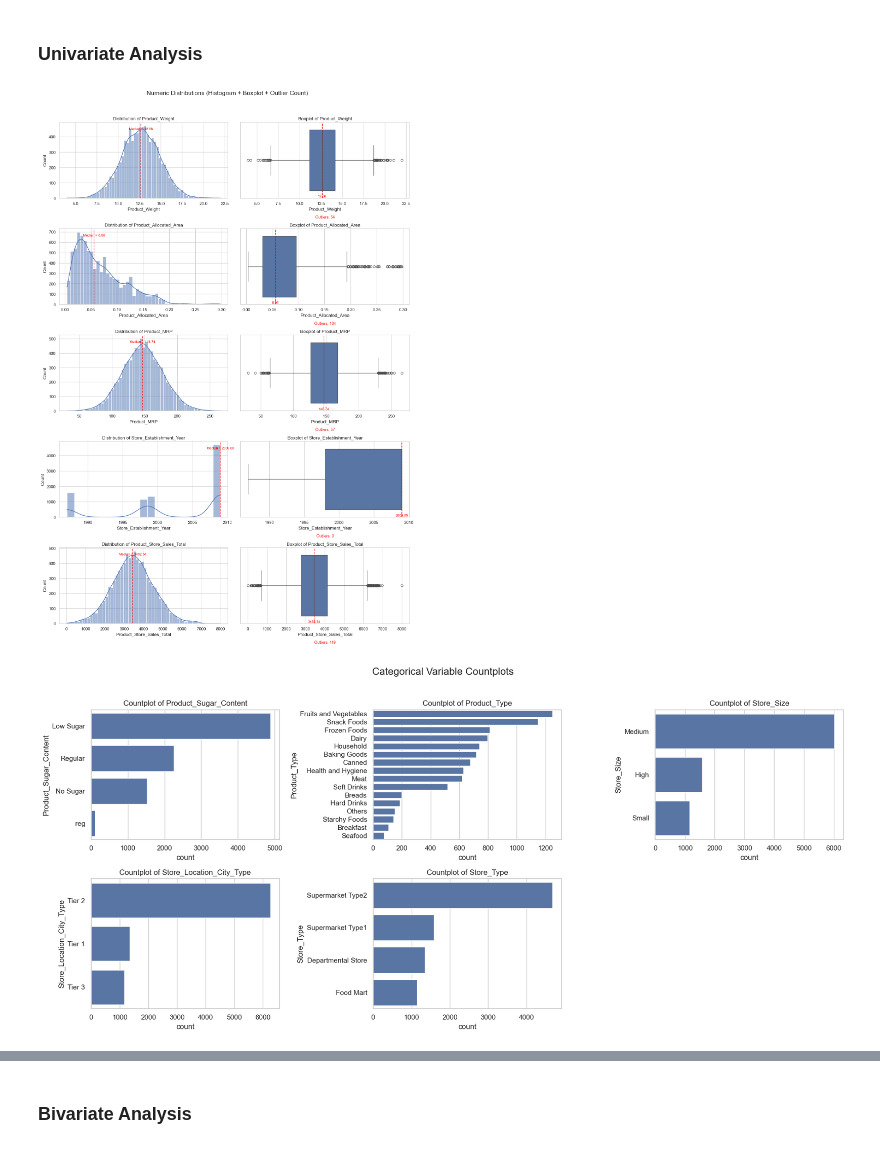
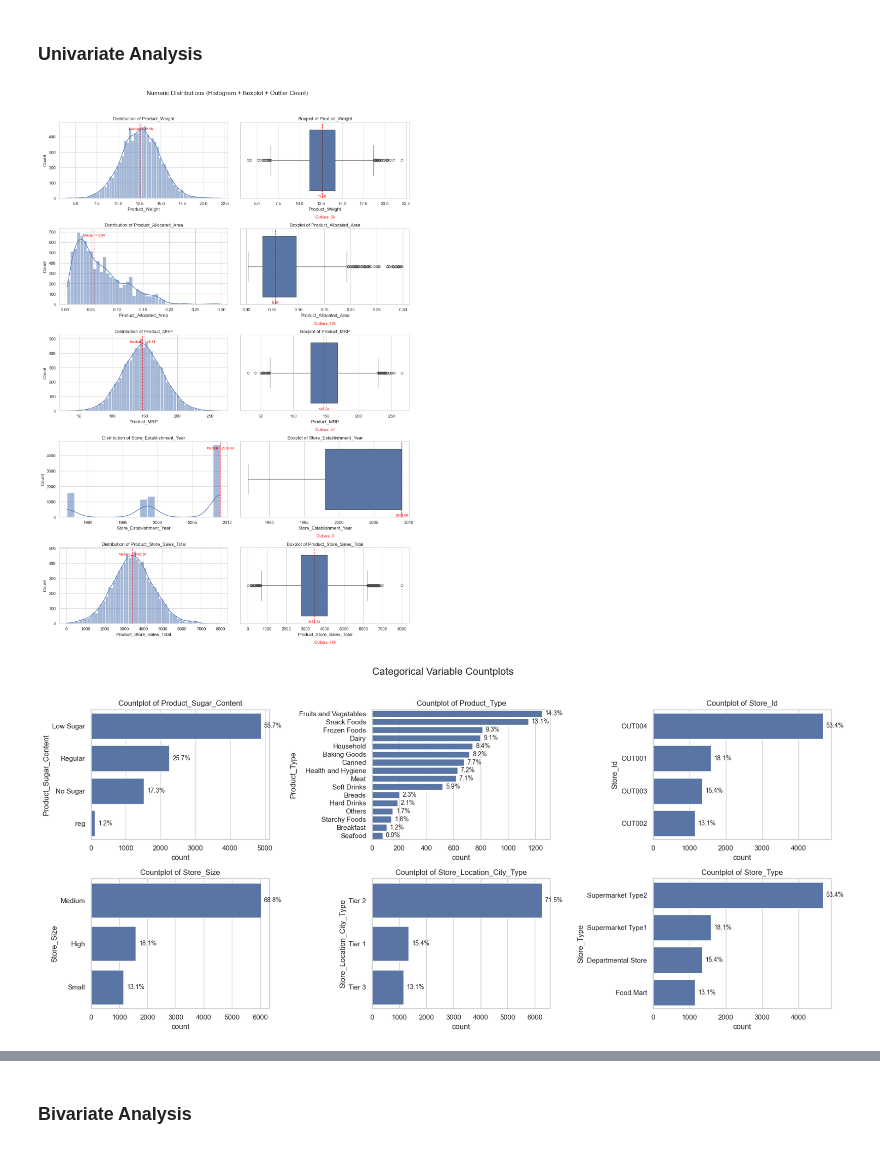
Before and after one commit to AnnieFiB/AIML-PGP, a Jupyter notebook: Model-Deployment/Full_Code_SuperKart_Model_Deployment.ipynb, the cells around one changed output, grey strips where cells are left out. Cells and saved outputs as stored; diff of their text form; code cells hidden in the pictures.

```diff
--- a/Model-Deployment/Full_Code_SuperKart_Model_Deployment.ipynb
+++ b/Model-Deployment/Full_Code_SuperKart_Model_Deployment.ipynb
@@ -341,8 +350,25 @@ def plot_numeric_and_categorical_eda(df, numeric_cols, categorical_cols):
 
     for i, col in enumerate(categorical_cols, 1):
         ax = plt.subplot(n_rows, n_cols, i)
-        sns.countplot(y=df[col], order=df[col].value_counts().index, ax=ax)
+
+        order = df[col].value_counts().index
+        counts = df[col].value_counts()
+        total = len(df)
+
+        sns.countplot(y=df[col], order=order, ax=ax)
         ax.set_title(f"Countplot of {col}")
+
+        # ---- Add percentage labels ----
+        for idx, value in enumerate(counts):
+            pct = (value / total) * 100
+            ax.annotate(
+                f"{pct:.1f}%",
+                xy=(value, idx),
+                xytext=(5, 0),
+                textcoords="offset points",
+                va="center",
+                fontsize=10
+            )
 
     plt.tight_layout()
     plt.show()
@@ -454,15 +549,15 @@ Therefore, the original target variable was retained without transformation to p
 # %%
 # Select numeric columns
 numeric_cols = kart.select_dtypes(include=['int64', 'float64']).columns
 # Categorical columns (excluding IDs)
-categorical_cols = kart.select_dtypes(include='object').columns.drop(['Product_Id', 'Store_Id'])
+categorical_cols = kart.select_dtypes(include='object').columns.drop(['Product_Id'])
 
 
 # Call the EDA plotting function
 plot_numeric_and_categorical_eda(kart, numeric_cols, categorical_cols)
 # %% [output]
 [figure]
-[figure, old version]
+[figure, new version]
 # %% [markdown]
 **Univariate Analysis Observations**
 
```
Also changed, not shown: parts of 85 cells of this notebook, 15 other files.
